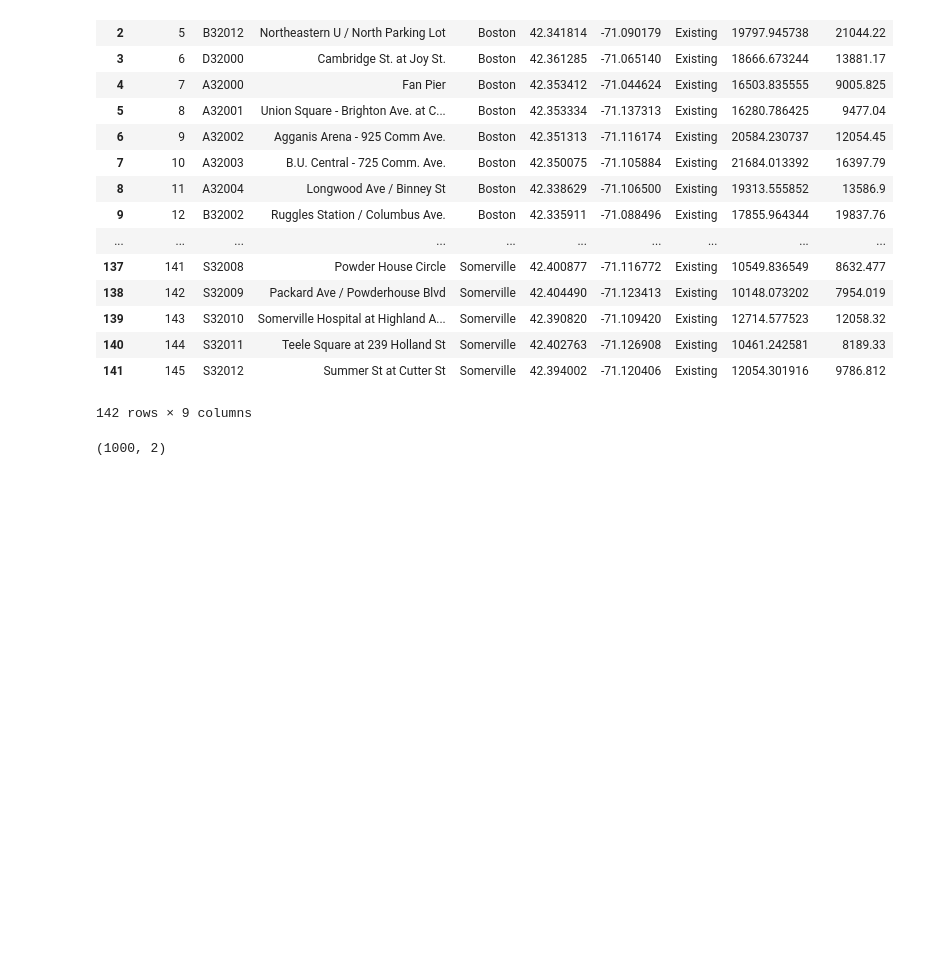
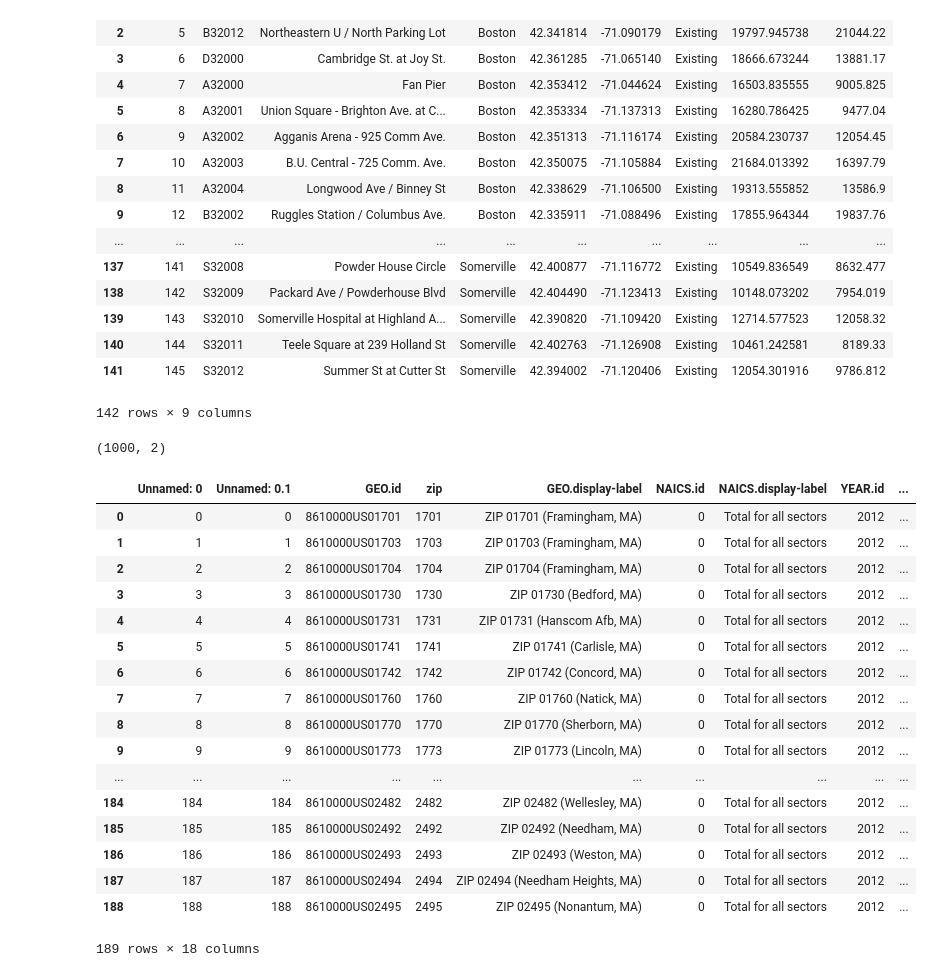
Before and after one commit to sbussmann/insight-bikeshare, a Jupyter notebook: Code/Boston station data.ipynb, the cells around one changed output. Saved outputs shown, nothing was run; the diff lists cells and outputs as text; code cells hidden in the pictures; blank space fills up the shorter version.

```diff
--- a/Code/Boston station data.ipynb
+++ b/Code/Boston station data.ipynb
@@ -126,3 +126,24 @@ points = np.random.rand(1000, 2)
 points.shape
 # %% [output]
 (1000, 2)
+# %%
+employee
+# %% [output]
+|  | Unnamed: 0 | Unnamed: 0.1 | GEO.id | zip | GEO.display-label | NAICS.id | NAICS.display-label | YEAR.id | ... |
+| 0 | 0 | 0 | 8610000US01701 | 1701 | ZIP 01701 (Framingham, MA) | 0 | Total for all sectors | 2012 | ... |
+| 1 | 1 | 1 | 8610000US01703 | 1703 | ZIP 01703 (Framingham, MA) | 0 | Total for all sectors | 2012 | ... |
+| 2 | 2 | 2 | 8610000US01704 | 1704 | ZIP 01704 (Framingham, MA) | 0 | Total for all sectors | 2012 | ... |
+| 3 | 3 | 3 | 8610000US01730 | 1730 | ZIP 01730 (Bedford, MA) | 0 | Total for all sectors | 2012 | ... |
+| 4 | 4 | 4 | 8610000US01731 | 1731 | ZIP 01731 (Hanscom Afb, MA) | 0 | Total for all sectors | 2012 | ... |
+| 5 | 5 | 5 | 8610000US01741 | 1741 | ZIP 01741 (Carlisle, MA) | 0 | Total for all sectors | 2012 | ... |
+| 6 | 6 | 6 | 8610000US01742 | 1742 | ZIP 01742 (Concord, MA) | 0 | Total for all sectors | 2012 | ... |
+| 7 | 7 | 7 | 8610000US01760 | 1760 | ZIP 01760 (Natick, MA) | 0 | Total for all sectors | 2012 | ... |
+| 8 | 8 | 8 | 8610000US01770 | 1770 | ZIP 01770 (Sherborn, MA) | 0 | Total for all sectors | 2012 | ... |
+| 9 | 9 | 9 | 8610000US01773 | 1773 | ZIP 01773 (Lincoln, MA) | 0 | Total for all sectors | 2012 | ... |
+| ... | ... | ... | ... | ... | ... | ... | ... | ... | ... |
+| 184 | 184 | 184 | 8610000US02482 | 2482 | ZIP 02482 (Wellesley, MA) | 0 | Total for all sectors | 2012 | ... |
+| 185 | 185 | 185 | 8610000US02492 | 2492 | ZIP 02492 (Needham, MA) | 0 | Total for all sectors | 2012 | ... |
+| 186 | 186 | 186 | 8610000US02493 | 2493 | ZIP 02493 (Weston, MA) | 0 | Total for all sectors | 2012 | ... |
+| 187 | 187 | 187 | 8610000US02494 | 2494 | ZIP 02494 (Needham Heights, MA) | 0 | Total for all sectors | 2012 | ... |
+| 188 | 188 | 188 | 8610000US02495 | 2495 | ZIP 02495 (Nonantum, MA) | 0 | Total for all sectors | 2012 | ... |
+189 rows × 18 columns
```
Also changed, not shown: 23 other files.
